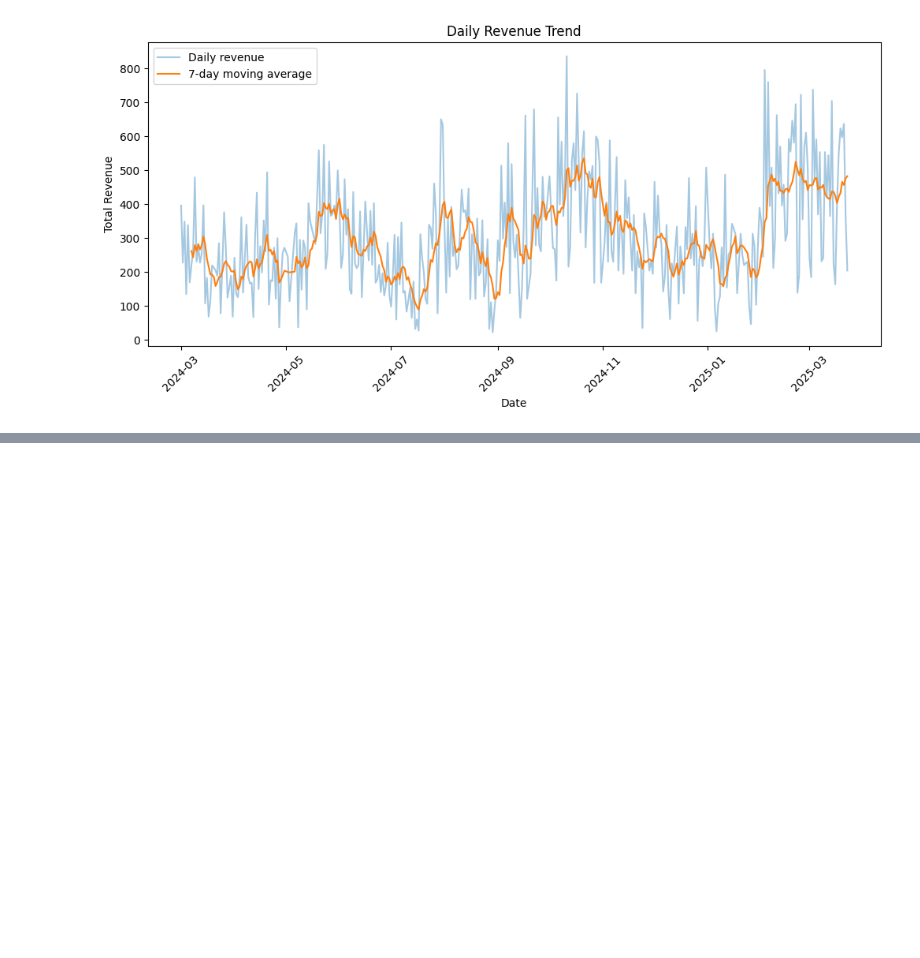
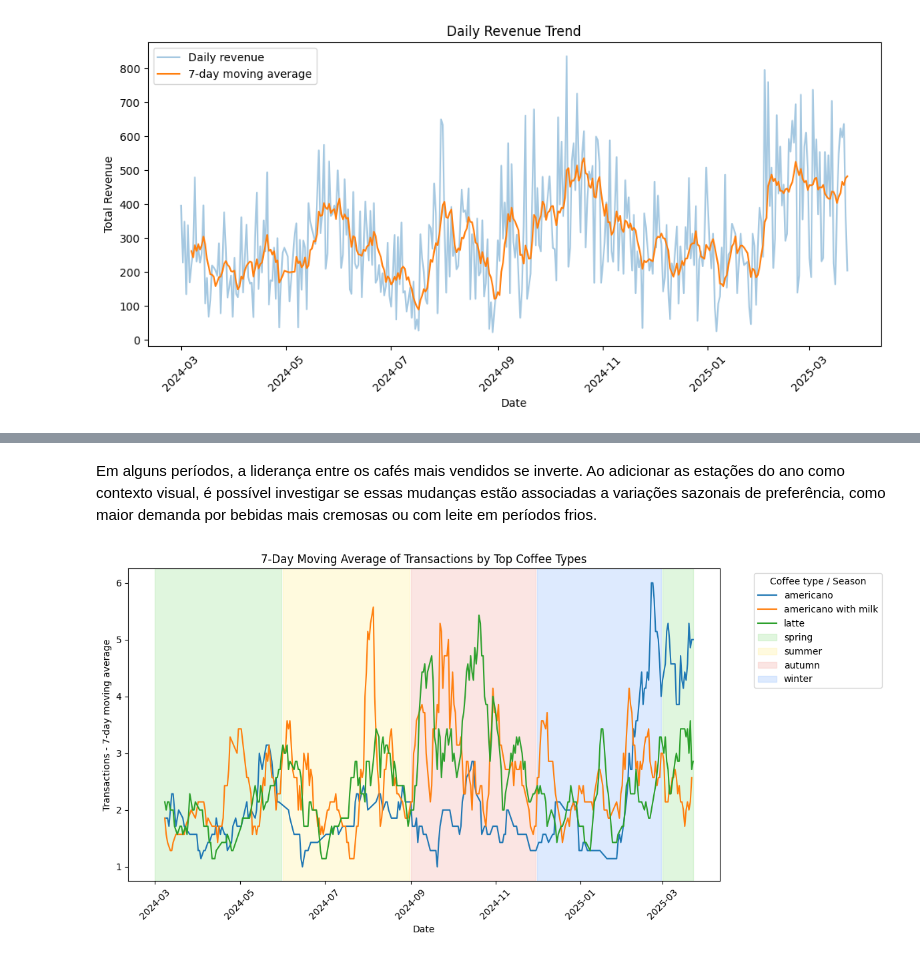
Before and after one commit to carolb146/coffee-sales-case, a Jupyter notebook: exploration/02_exploratory_data_analysis.ipynb, the cells around one changed output, grey strips where cells are left out. Saved outputs shown, nothing was run; the diff lists cells and outputs as text; code cells hidden in the pictures; blank space fills up the shorter version.

```diff
--- a/exploration/02_exploratory_data_analysis.ipynb
+++ b/exploration/02_exploratory_data_analysis.ipynb
@@ -125,0 +259,9 @@ plt.show()
+# %%
+top_coffees = (
+    df["coffee_name"]
+    .value_counts()
+    .head(3)
+    .index
+)
+
+df_top = df[df["coffee_name"].isin(top_coffees)]
@@ -125,0 +280,31 @@ plt.show()
+# %% [markdown]
+Em alguns períodos, a liderança entre os cafés mais vendidos se inverte. Ao adicionar as estações do ano como contexto visual, é possível investigar se essas mudanças estão associadas a variações sazonais de preferência, como maior demanda por bebidas mais cremosas ou com leite em períodos frios.
+# %%
+daily_coffee_sales = (
+    df_top.groupby(["date", "coffee_name"])
+    .agg(total_transactions=("coffee_name", "count"))
+    .reset_index()
+)
+# %%
+daily_coffee_sales["transactions_7d_avg"] = (
+    df_top.groupby(["date", "coffee_name"])
+        .agg(total_transactions=("coffee_name", "count"))
+        .reset_index()
+    .groupby("coffee_name")["total_transactions"]
+    .transform(lambda x: x.rolling(7).mean())
+)
+# %%
+daily_coffee_sales["revenue_7d_avg"] = (
+    df_top.groupby(["date", "coffee_name"])
+        .agg(total_revenue=("money", "sum"))
+        .reset_index()
+    .groupby("coffee_name")["total_revenue"]
+    .transform(lambda x: x.rolling(7).mean())
+)
+# %%
+tsp.plot_coffee_trend_with_seasons(
+    sales_df=daily_coffee_sales,
+    season_df=df
+)
+# %% [output]
+[figure, added]
```
Also changed, not shown: parts of 32 cells of this notebook, 4 other files.
